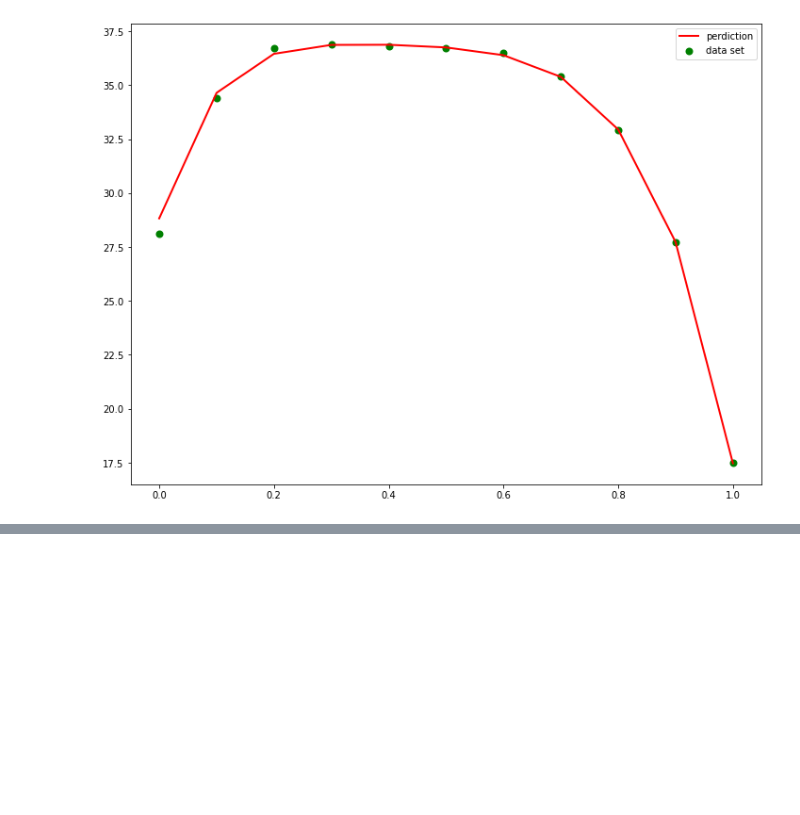
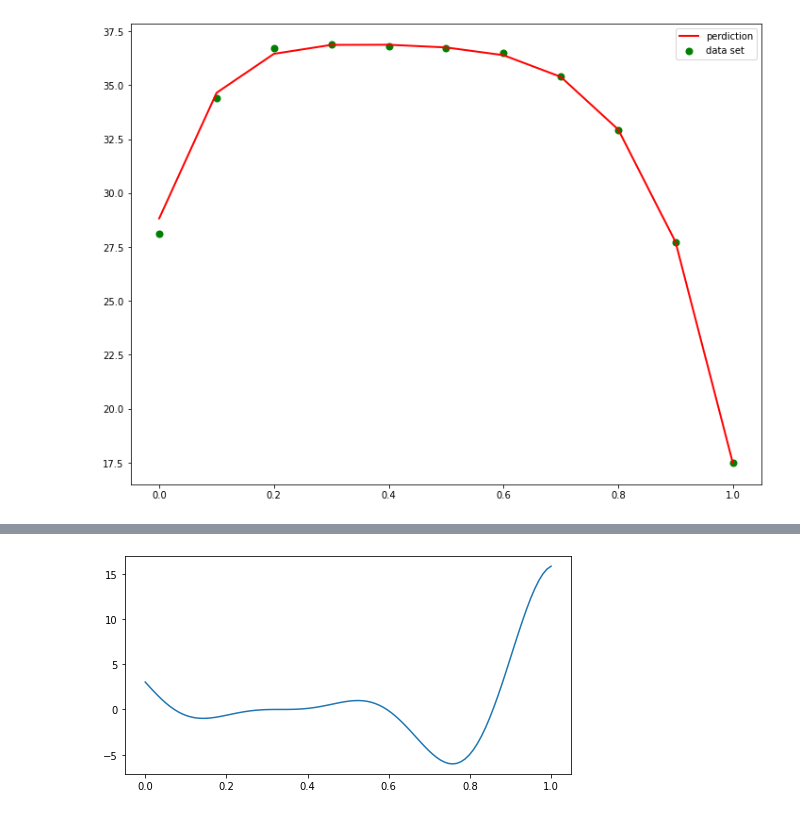
Before and after one commit to schen304joseph/HW3, a Jupyter notebook: HW3.ipynb, the cells around one changed output, grey strips where cells are left out. Cells and saved outputs as stored; diff of their text form; code cells hidden in the pictures; blank space fills up the shorter version.

```diff
--- a/HW3.ipynb
+++ b/HW3.ipynb
@@ -34,0 +129,36 @@ A21= 1.6891850023576693
+# %%
+import matplotlib.gridspec as gridspec
+import matplotlib.pyplot as plt
+import torch
+import torch.autograd as autograd
+import torch.optim as optim
+from torch.distributions import constraints, transform_to
+
+import pyro
+import pyro.contrib.gp as gp
+
+assert pyro.__version__.startswith('1.7.0')
+pyro.set_rng_seed(1)
+
+def f(x):
+    return (6 * x - 2)**2 * torch.sin(12 * x - 4)
+
+x = torch.linspace(0, 1)
+plt.figure(figsize=(8, 4))
+plt.plot(x.numpy(), f(x).numpy())
+plt.show()
+
+X = torch.tensor([0.0, 0.33, 0.66, 1.0])
+y = f(X)
+gpmodel = gp.models.GPRegression(X, y, gp.kernels.Matern52(input_dim=1),noise=torch.tensor(0.1), jitter=1.0e-4)
+
+def update_posterior(x_new):
+    y = f(x_new) # evaluate f at new point.
+    X = torch.cat([gpmodel.X, x_new]) # incorporate new evaluation
+    y = torch.cat([gpmodel.y, y])
+    gpmodel.set_data(X, y)
+    # optimize the GP hyperparameters using Adam with lr=0.001
+    optimizer = torch.optim.Adam(gpmodel.parameters(), lr=0.001)
+    gp.util.train(gpmodel, optimizer)
+# %% [output]
+[figure, added]
```
Also changed, not shown: parts of 1 cell of this notebook.
